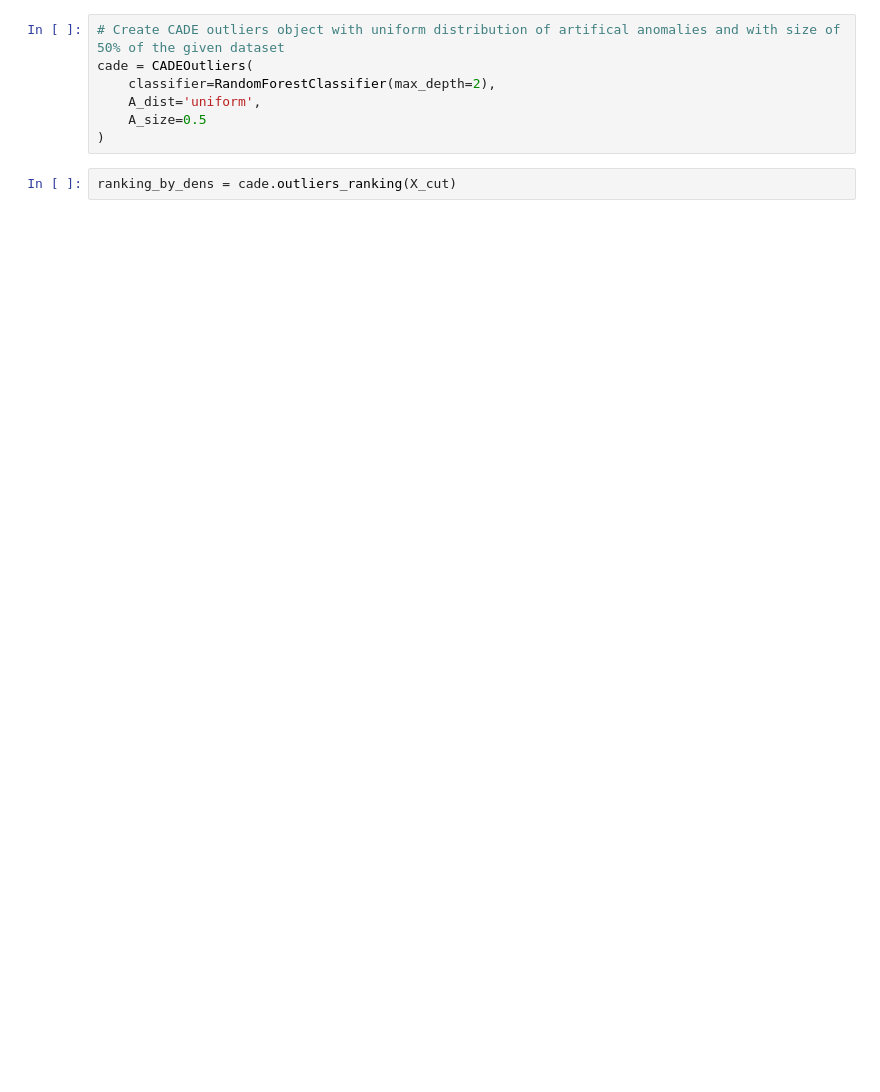
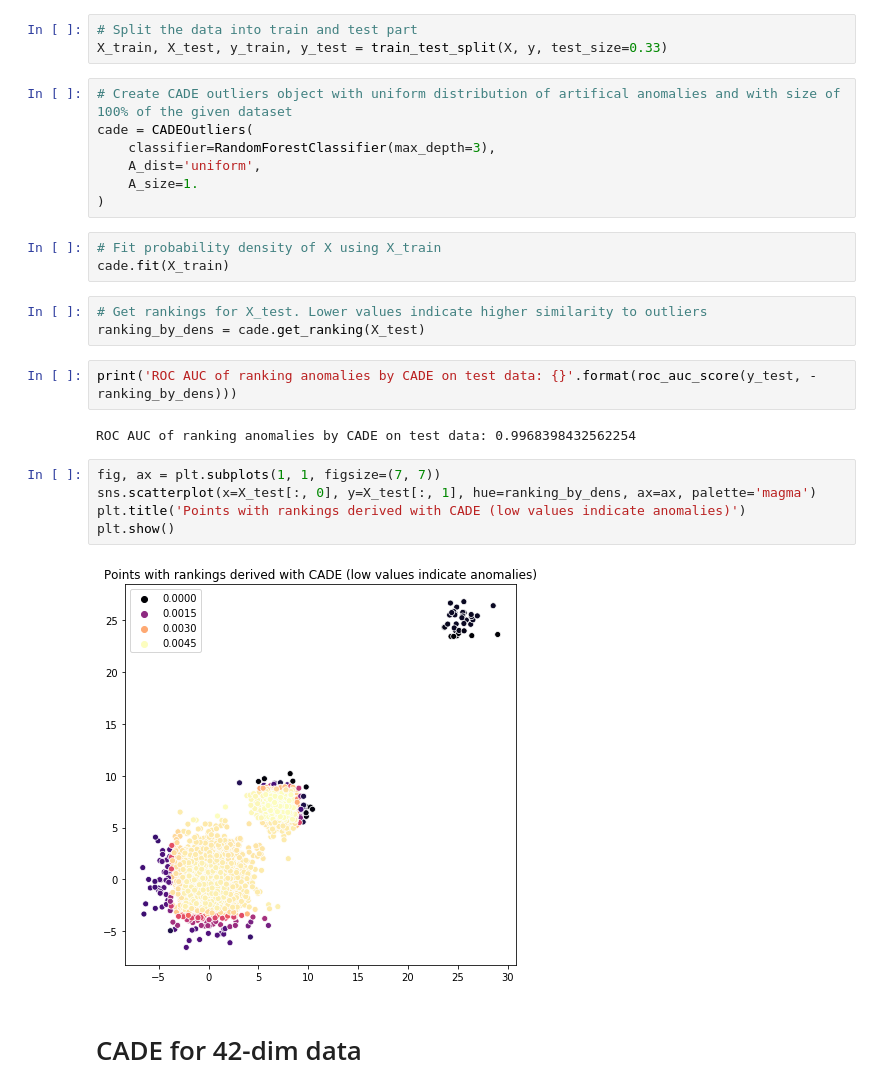
Before and after one commit to AntonSarr/cade-outliers, a Jupyter notebook: cade_example.ipynb, the cells around one changed output. Saved outputs shown, nothing was run; the diff lists cells and outputs as text; blank space fills up the shorter version.

```diff
--- a/cade_example.ipynb
+++ b/cade_example.ipynb
@@ -18,9 +23,29 @@ X_cut = X[:, np.append(0, np.arange(4, 41))].astype('float')
+# %%
+# Split the data into train and test part
+X_train, X_test, y_train, y_test = train_test_split(X, y, test_size=0.33)
 # %%
-# Create CADE outliers object with uniform distribution of artifical anomalies and with size of 50% of the given dataset
+# Create CADE outliers object with uniform distribution of artifical anomalies and with size of 100% of the given dataset
 cade = CADEOutliers(
-    classifier=RandomForestClassifier(max_depth=2),
+    classifier=RandomForestClassifier(max_depth=3),
     A_dist='uniform',
-    A_size=0.5
+    A_size=1.
 )
-# %%
-ranking_by_dens = cade.outliers_ranking(X_cut)
+# %%
+# Fit probability density of X using X_train
+cade.fit(X_train)
+# %%
+# Get rankings for X_test. Lower values indicate higher similarity to outliers
+ranking_by_dens = cade.get_ranking(X_test)
+# %%
+print('ROC AUC of ranking anomalies by CADE on test data: {}'.format(roc_auc_score(y_test, -ranking_by_dens)))
+# %% [output]
+ROC AUC of ranking anomalies by CADE on test data: 0.9968398432562254
+# %%
+fig, ax = plt.subplots(1, 1, figsize=(7, 7))
+sns.scatterplot(x=X_test[:, 0], y=X_test[:, 1], hue=ranking_by_dens, ax=ax, palette='magma')
+plt.title('Points with rankings derived with CADE (low values indicate anomalies)')
+plt.show()
+# %% [output]
+[figure, added]
+# %% [markdown]
+# CADE for 42-dim data
```
Also changed, not shown: parts of 14 cells of this notebook, 1 other file.
